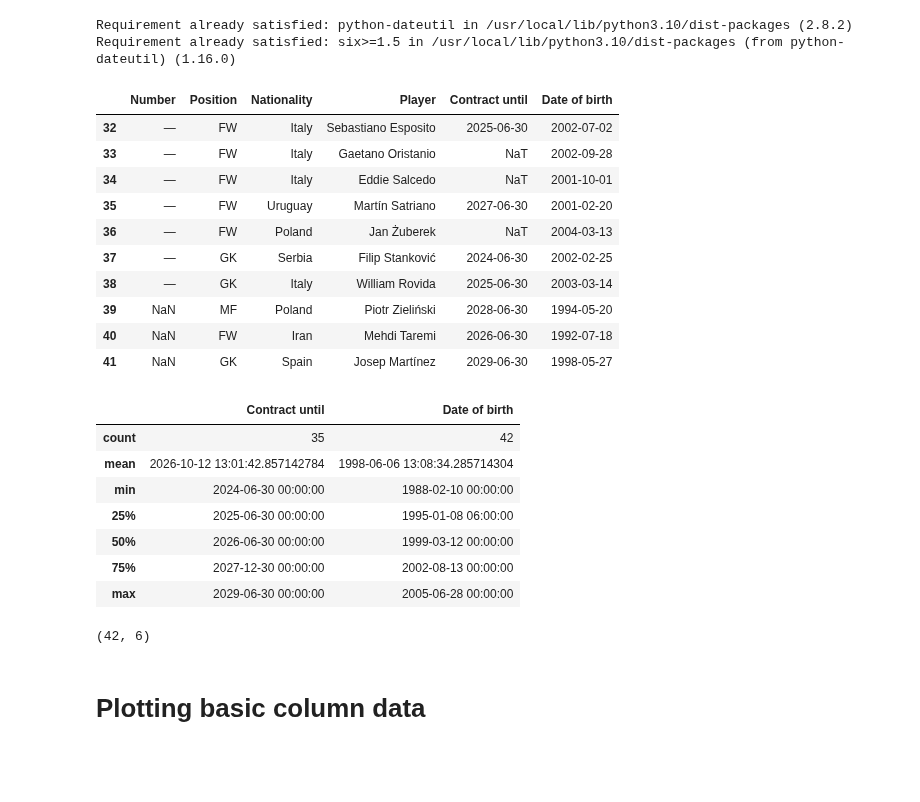
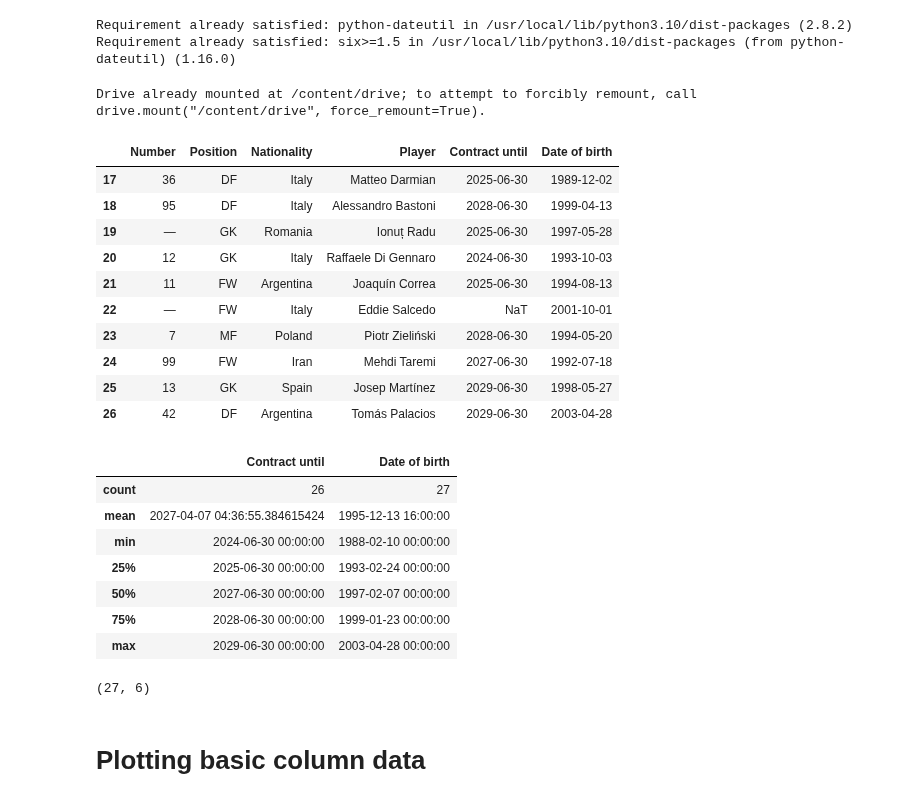
Before and after one commit to guilhermelaviola/InterMilan, a Jupyter notebook: CurrentSquad.ipynb, the cells around one changed output. Cells and saved outputs as stored; diff of their text form; code cells hidden in the pictures; blank space fills up the shorter version.

```diff
--- a/CurrentSquad.ipynb
+++ b/CurrentSquad.ipynb
@@ -11,44 +11,59 @@ import numpy as np
 import pandas as pd
 import seaborn as sns
 import matplotlib.pyplot as plt
-from dateutil.relativedelta import relativedelta
-from datetime import datetime, date
+from datetime import date
+import os
+from google.colab import drive
 sns.set(style = 'darkgrid')
 plt.style.use('seaborn-pastel')
+drive.mount('/content/drive')
+# %% [output]
+Drive already mounted at /content/drive; to attempt to forcibly remount, call drive.mount("/content/drive", force_remount=True).
+# %%
+# Setting the search parameters:
+filename = 'inter-milan.xlsx'
+search_path = '/content/drive/My Drive/Datasets/Soccer'
+# Search for the file
+file = None
+for root, dirs, files in os.walk(search_path):
+    if filename in files:
+        file= os.path.join(root, filename)
+        break
+    df = pd.read_excel(file)
 # %%
 # Importing and displaying the last 10 goals scored:
-df = pd.ExcelFile('INTER.xlsx')
-squad = pd.read_excel(df, 'Full squad')
+df = pd.ExcelFile(file)
+squad = pd.read_excel(df, 'Definite squad')
 squad.tail(10)
 # %% [output]
 |  | Number | Position | Nationality | Player | Contract until | Date of birth |
-| 32 | — | FW | Italy | Sebastiano Esposito | 2025-06-30 | 2002-07-02 |
-| 33 | — | FW | Italy | Gaetano Oristanio | NaT | 2002-09-28 |
-| 34 | — | FW | Italy | Eddie Salcedo | NaT | 2001-10-01 |
-| 35 | — | FW | Uruguay | Martín Satriano | 2027-06-30 | 2001-02-20 |
-| 36 | — | FW | Poland | Jan Żuberek | NaT | 2004-03-13 |
-| 37 | — | GK | Serbia | Filip Stanković | 2024-06-30 | 2002-02-25 |
-| 38 | — | GK | Italy | William Rovida | 2025-06-30 | 2003-03-14 |
-| 39 | NaN | MF | Poland | Piotr Zieliński | 2028-06-30 | 1994-05-20 |
-| 40 | NaN | FW | Iran | Mehdi Taremi | 2026-06-30 | 1992-07-18 |
-| 41 | NaN | GK | Spain | Josep Martínez | 2029-06-30 | 1998-05-27 |
+| 17 | 36 | DF | Italy | Matteo Darmian | 2025-06-30 | 1989-12-02 |
+| 18 | 95 | DF | Italy | Alessandro Bastoni | 2028-06-30 | 1999-04-13 |
+| 19 | — | GK | Romania | Ionuț Radu | 2025-06-30 | 1997-05-28 |
+| 20 | 12 | GK | Italy | Raffaele Di Gennaro | 2024-06-30 | 1993-10-03 |
+| 21 | 11 | FW | Argentina | Joaquín Correa | 2025-06-30 | 1994-08-13 |
+| 22 | — | FW | Italy | Eddie Salcedo | NaT | 2001-10-01 |
+| 23 | 7 | MF | Poland | Piotr Zieliński | 2028-06-30 | 1994-05-20 |
+| 24 | 99 | FW | Iran | Mehdi Taremi | 2027-06-30 | 1992-07-18 |
+| 25 | 13 | GK | Spain | Josep Martínez | 2029-06-30 | 1998-05-27 |
+| 26 | 42 | DF | Argentina | Tomás Palacios | 2029-06-30 | 2003-04-28 |
 # %%
 # Displaying statistical data of the numerical data present in the dataset:
 squad.describe()
 # %% [output]
 |  | Contract until | Date of birth |
-| count | 35 | 42 |
-| mean | 2026-10-12 13:01:42.857142784 | 1998-06-06 13:08:34.285714304 |
+| count | 26 | 27 |
+| mean | 2027-04-07 04:36:55.384615424 | 1995-12-13 16:00:00 |
 | min | 2024-06-30 00:00:00 | 1988-02-10 00:00:00 |
-| 25% | 2025-06-30 00:00:00 | 1995-01-08 06:00:00 |
-| 50% | 2026-06-30 00:00:00 | 1999-03-12 00:00:00 |
-| 75% | 2027-12-30 00:00:00 | 2002-08-13 00:00:00 |
-| max | 2029-06-30 00:00:00 | 2005-06-28 00:00:00 |
+| 25% | 2025-06-30 00:00:00 | 1993-02-24 00:00:00 |
+| 50% | 2027-06-30 00:00:00 | 1997-02-07 00:00:00 |
+| 75% | 2028-06-30 00:00:00 | 1999-01-23 00:00:00 |
+| max | 2029-06-30 00:00:00 | 2003-04-28 00:00:00 |
 # %%
 # Displaying the number of rows and columns in the dataset:
 squad.shape
 # %% [output]
-(42, 6)
+(27, 6)
 # %% [markdown]
 # **Plotting basic column data**
 # %%
```
Also changed, not shown: parts of 5 cells of this notebook.
